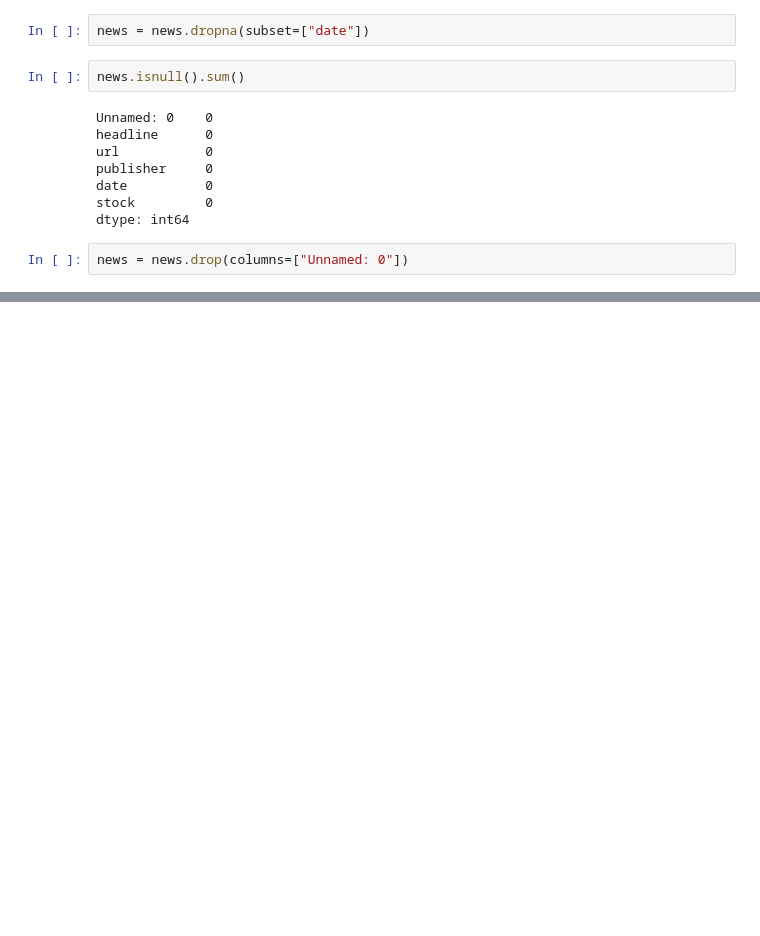
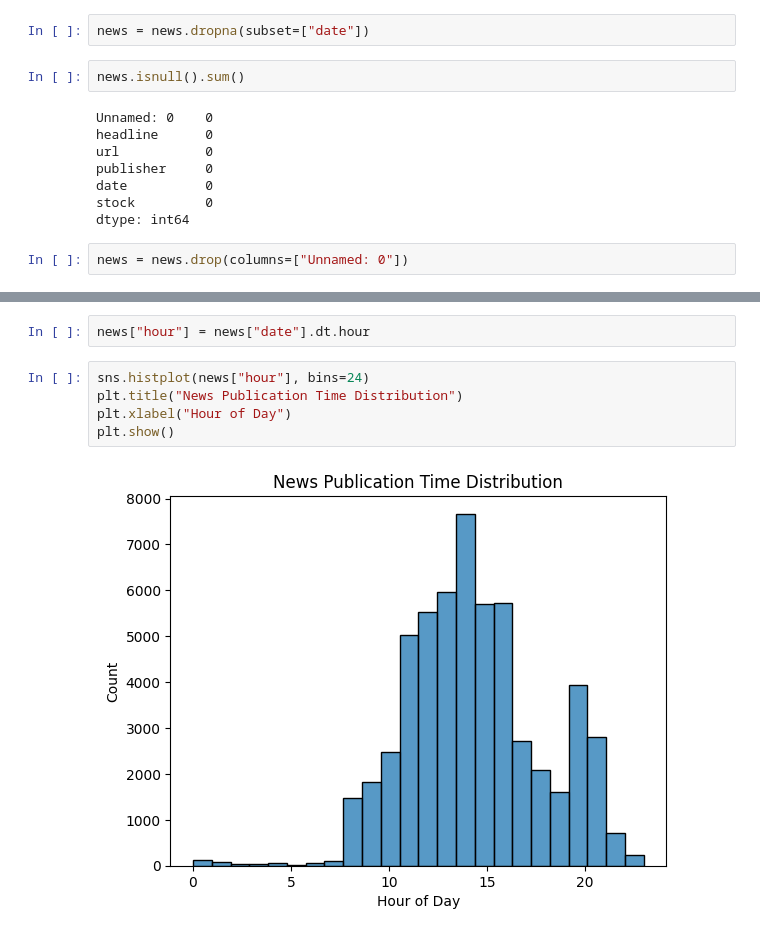
Before and after one commit to nunu-e/news-sentiment-analysis, a Jupyter notebook: notebooks/news_eda.ipynb, the cells around one changed output, grey strips where cells are left out. Cells and saved outputs as stored; diff of their text form; blank space fills up the shorter version.

```diff
--- a/notebooks/news_eda.ipynb
+++ b/notebooks/news_eda.ipynb
@@ -132,0 +205,9 @@ news.info()
+# %%
+news["hour"] = news["date"].dt.hour
+# %%
+sns.histplot(news["hour"], bins=24)
+plt.title("News Publication Time Distribution")
+plt.xlabel("Hour of Day")
+plt.show()
+# %% [output]
+[figure, added]
```
Also changed, not shown: parts of 13 cells of this notebook.
